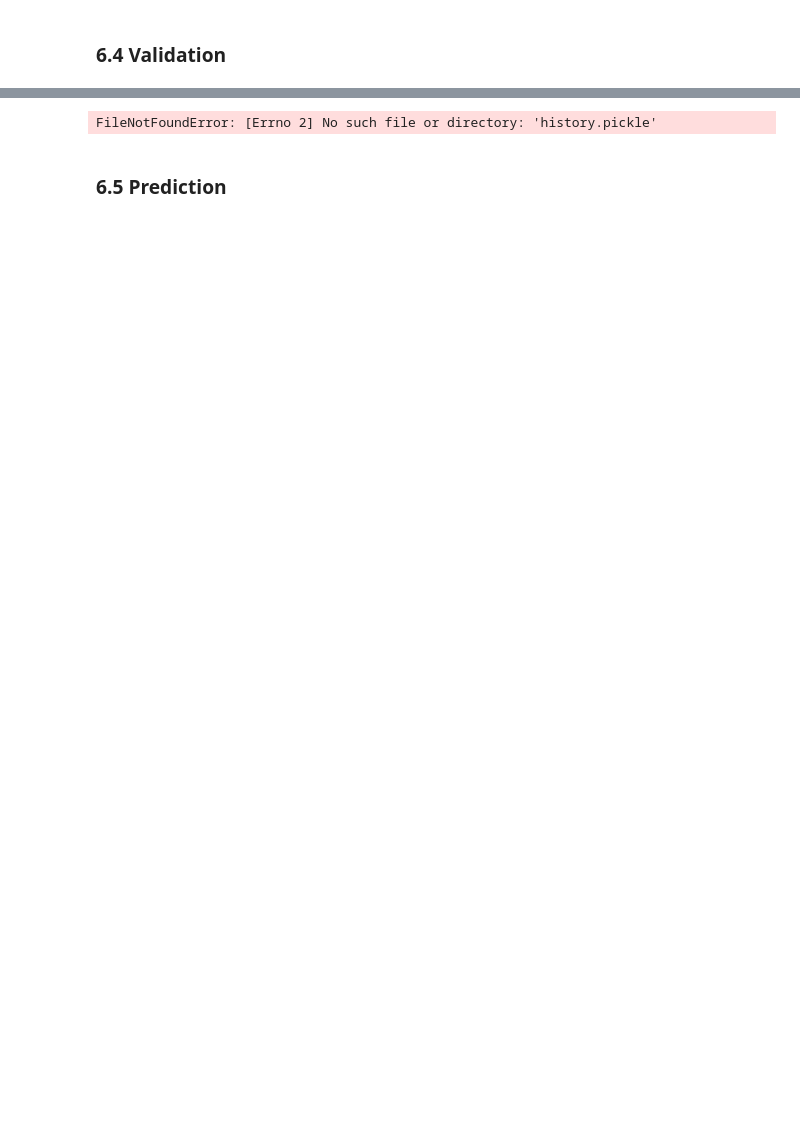
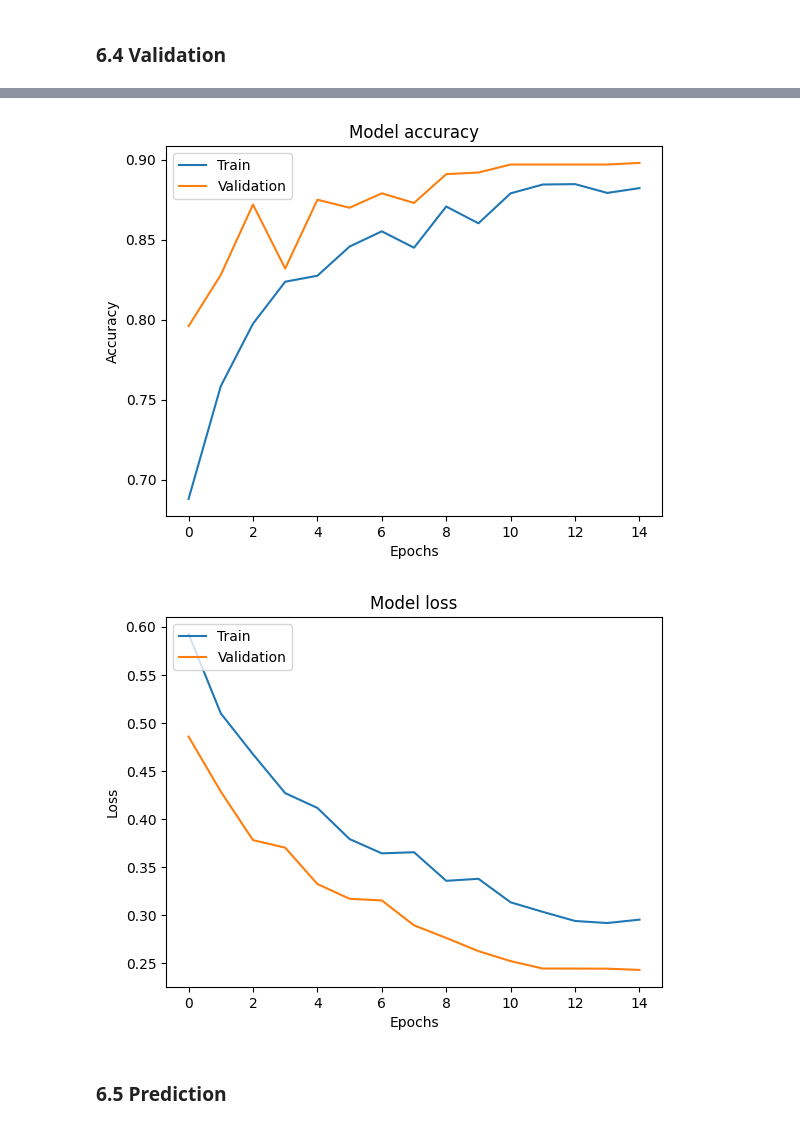
Before and after one commit to Diya-Amith/Data-Science-Project-Galaxy-Morphology-Classification-Using-Deep-Learning-and-Explainable-AI-, a Jupyter notebook: galaxy_morphology_sprial&elliptical.ipynb, the cells around one changed output, grey strips where cells are left out. Saved outputs shown, nothing was run; the diff lists cells and outputs as text; code cells hidden in the pictures; blank space fills up the shorter version.

Commit message:
V2.2 Ensemble model

```diff
--- a/galaxy_morphology_sprial&elliptical.ipynb
+++ b/galaxy_morphology_sprial&elliptical.ipynb
@@ -471,0 +426,24 @@ Downloading data from https://storage.googleapis.com/tensorflow/keras-applicatio
+# %%
+# --- CLASS WEIGHTS ---
+class_weights = compute_class_weight(
+    'balanced',
+    classes=np.unique(train_generator.classes),
+    y=train_generator.classes
+)
+class_weights_dict = dict(enumerate(class_weights))
+print("Class weights:", class_weights_dict)
+
+lr_scheduler = ReduceLROnPlateau(monitor='val_loss', factor=0.5, patience=3, min_lr=1e-6)
+early_stopping = EarlyStopping(monitor='val_loss', patience=5, restore_best_weights=True)
+
+# --- BASE MODEL ---
+base_model = VGG16(weights='imagenet', include_top=False, input_shape=(224, 224, 3))
+base_model.trainable = False  # Freeze convolutional base
+
+# Add custom top layers
+x = Flatten()(base_model.output)
+x = Dense(256, activation='relu')(x)
+x = Dropout(0.5)(x)
+output = Dense(2, activation='sigmoid')(x)
+
+VGG16_model = Model(inputs=base_model.input, outputs=output)
@@ -473,12 +453,9 @@ Downloading data from https://storage.googleapis.com/tensorflow/keras-applicatio
 ### **6.2 Compile**
 # %%
 # Compile the model
-VGG16_model.compile(
-    loss="categorical_crossentropy",  # For multi-class classification
-    optimizer=Adam(learning_rate=1e-5),  # Small learning rate for fine-tuning
-    metrics=["accuracy"]
-)
+VGG16_model.compile(optimizer=Adam(learning_rate=1e-4), loss='binary_crossentropy', metrics=['accuracy'])
 
-# Check the model summary
+
+# model summary
 VGG16_model.summary()
 # %% [output]
@@ -504,11 +479,13 @@ early_stopping = EarlyStopping(monitor='val_loss', patience=5, restore_best_weig
 # %% [markdown]
 ### **6.3 Training**
 # %%
-# Train the model using the data generators
+# Train the model with callbacks
 history = VGG16_model.fit(
-    train_generator,  # Replace with your actual training data generator
+    train_generator,
     epochs=15,
-    validation_data=val_generator  # Replace with your actual validation data generator
+    validation_data=val_generator,
+    class_weight=class_weights_dict,
+    callbacks=[lr_scheduler, early_stopping]
 )
 # %% [output]
 Epoch 1/15
@@ -548,27 +525,24 @@ Test Accuracy: 0.9869999885559082
 # %%
-# If history was saved as a pickle file
-with open('history.pickle', 'rb') as file:
-    history = pickle.load(file)
-
 # Plot training & validation accuracy values
 plt.plot(history.history['accuracy'])
 plt.plot(history.history['val_accuracy'])
 plt.title('Model accuracy')
 plt.xlabel('Epochs')
 plt.ylabel('Accuracy')
 plt.legend(['Train', 'Validation'], loc='upper left')
 plt.show()
 
 # Plot training & validation loss values
 plt.plot(history.history['loss'])
 plt.plot(history.history['val_loss'])
 plt.title('Model loss')
 plt.xlabel('Epochs')
 plt.ylabel('Loss')
 plt.legend(['Train', 'Validation'], loc='upper left')
 plt.show()
 # %% [output]
-FileNotFoundError: [Errno 2] No such file or directory: 'history.pickle'
+[figure, added]
+[figure, added]
 # %% [markdown]
 ### **6.5 Prediction**
 # %%
```
Also changed, not shown: parts of 50 cells of this notebook.
